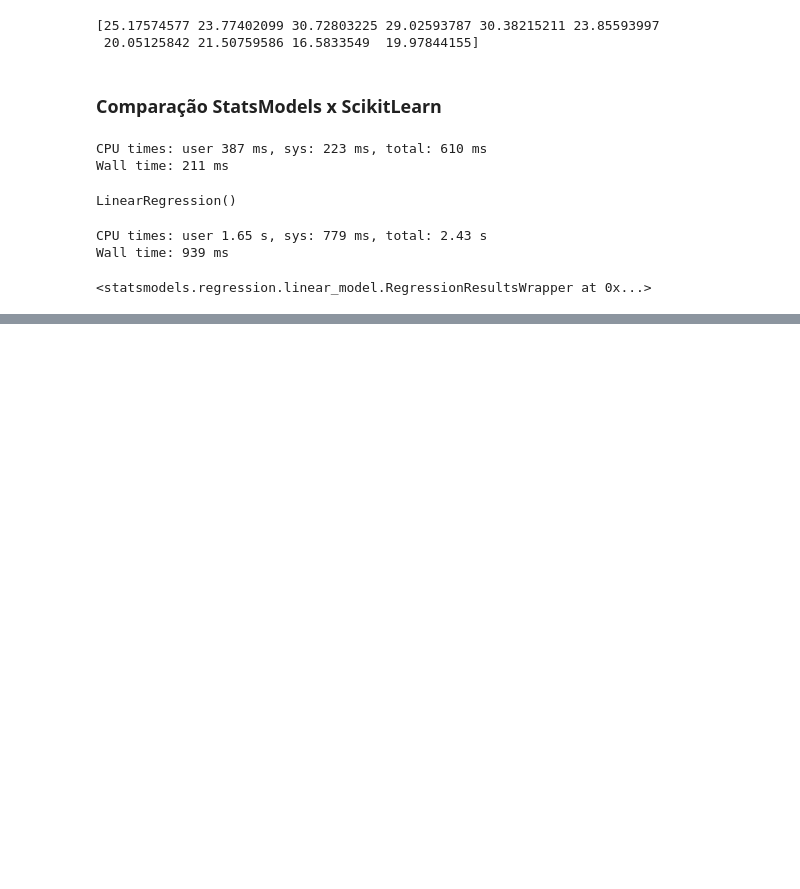
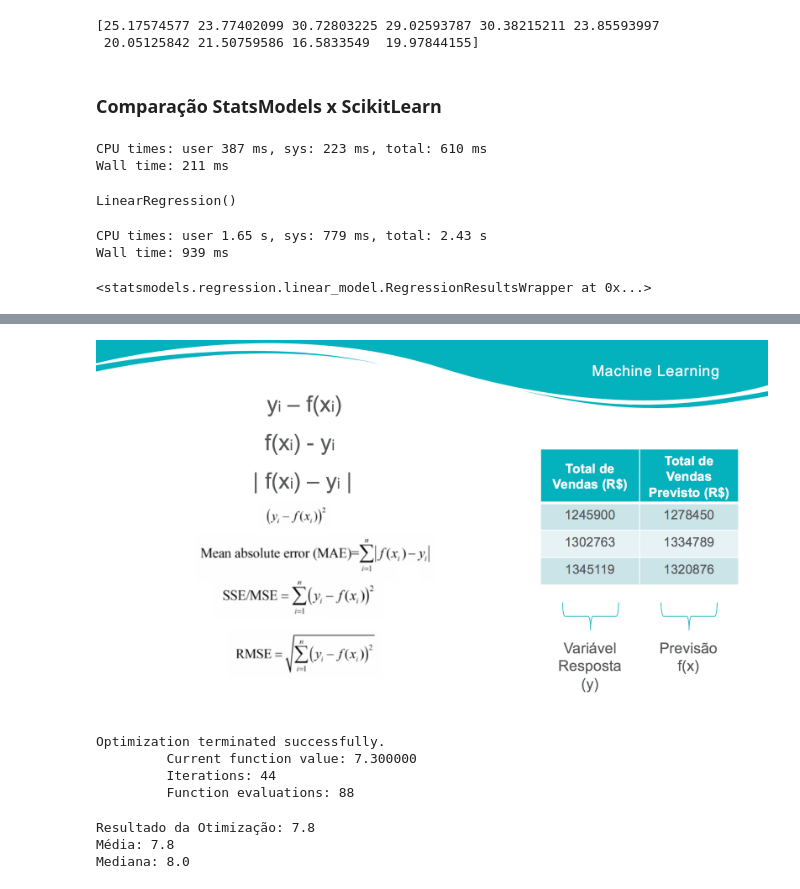
Before and after one commit to michelaap/notebooks, a Jupyter notebook: machine-learning/regressao_linear_simples.ipynb, the cells around one changed output, grey strips where cells are left out. Cells and saved outputs as stored; diff of their text form; code cells hidden in the pictures; blank space fills up the shorter version.

```diff
--- a/machine-learning/regressao_linear_simples.ipynb
+++ b/machine-learning/regressao_linear_simples.ipynb
@@ -278,0 +295,5 @@ Wall time: 939 ms
+# %%
+from IPython.display import Image
+Image('./images/formulas.png')
+# %% [output]
+[figure, added]
@@ -278,0 +308,17 @@ Wall time: 939 ms
+# %%
+# A função fmin() tenta descobrir o valor do somatório mínimo dos quadrados
+from scipy.optimize import fmin
+xopt = fmin(squared_cost, x0 = 0, xtol = 1e-8, args = (x,))
+# %% [output]
+Optimization terminated successfully.
+         Current function value: 7.300000
+         Iterations: 44
+         Function evaluations: 88
+# %%
+print('Resultado da Otimização: %0.1f' % (xopt[0]))
+print('Média: %0.1f' % (np.mean(x)))
+print('Mediana: %0.1f' % (np.median(x)))
+# %% [output]
+Resultado da Otimização: 7.8
+Média: 7.8
+Mediana: 8.0
```
Also changed, not shown: parts of 9 cells of this notebook, 3 other files.
